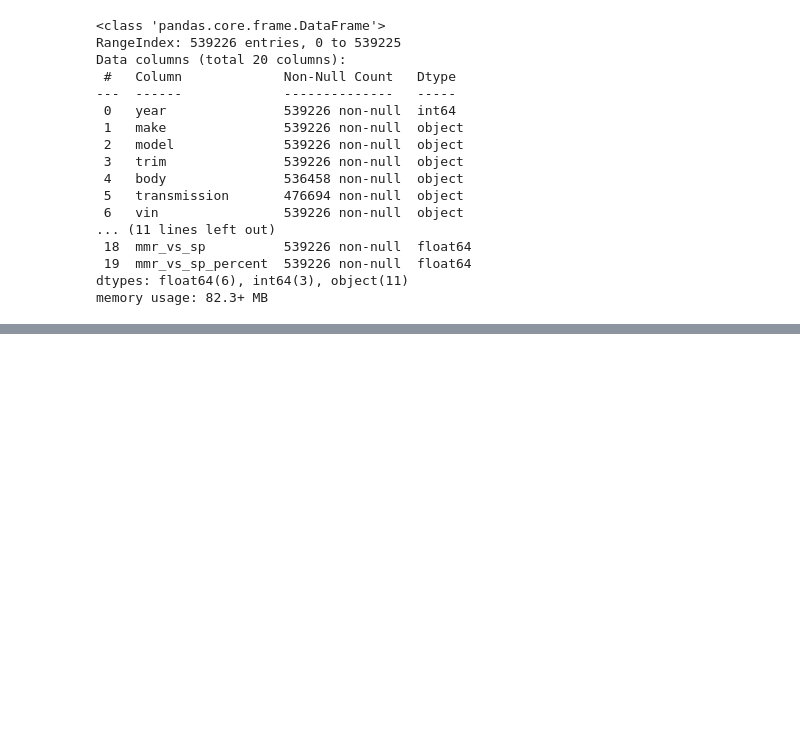
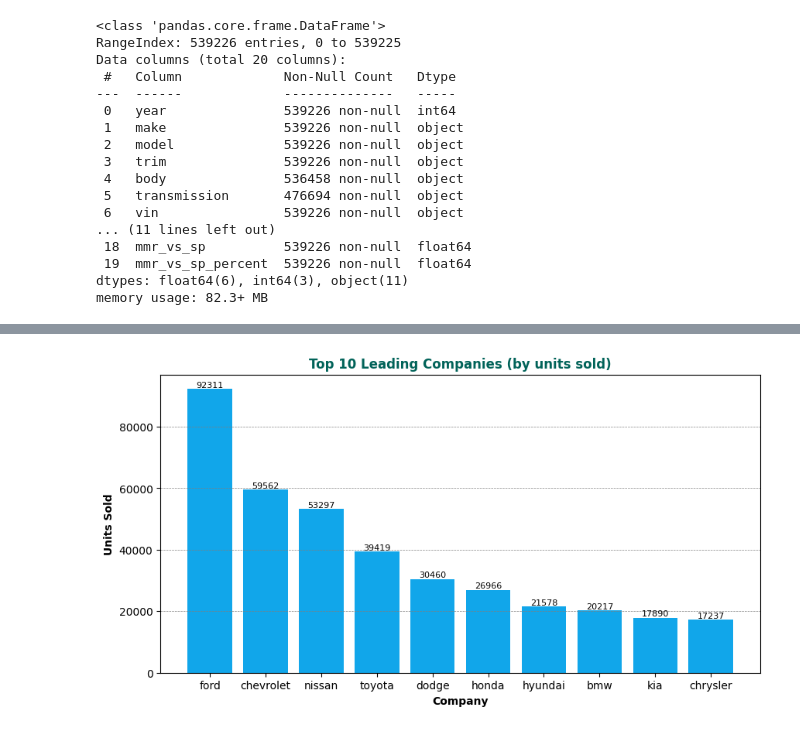
Before and after one commit to pranay-authankar/vehicle_sales_analytics, a Jupyter notebook: notebook/4_data_analysis.ipynb, the cells around one changed output, grey strips where cells are left out. Saved outputs shown, nothing was run; the diff lists cells and outputs as text; code cells hidden in the pictures; blank space fills up the shorter version.

Commit message:
29-08 - Prepared 2 charts

```diff
--- a/notebook/4_data_analysis.ipynb
+++ b/notebook/4_data_analysis.ipynb
@@ -33,0 +48,9 @@ dataset.head()
+# %%
+#3. Top 10 highest units sold company (all time).
+
+top_10_vehicles = (dataset.groupby(["make"])["vin"]
+                   .agg("count")
+                   .sort_values(ascending = False)
+                   .reset_index(name = "unit_sold")
+                   .head(10))
+top_10_vehicles
@@ -33,0 +69,20 @@ dataset.head()
+# %%
+# plotting graph
+
+x_axis = top_10_vehicles["make"]
+y_axis = top_10_vehicles["unit_sold"]
+
+plt.figure(figsize = (10, 5))
+
+bars = plt.bar(x_axis, y_axis, color = "#11a6eaff")
+
+plt.bar_label(bars, fontsize = 8)
+plt.grid(axis = "y" , linestyle = "--", linewidth = 0.5, color = "grey")
+
+plt.title("Top 10 Leading Companies (by units sold)", loc = "center", fontweight = "bold", color = "#016359")
+plt.xlabel("Company", loc = "center", fontweight = "bold")
+plt.ylabel("Units Sold", fontweight = "bold")
+
+plt.show()
+# %% [output]
+[figure, added]
```
Also changed, not shown: parts of 8 cells of this notebook, 4 other files.
